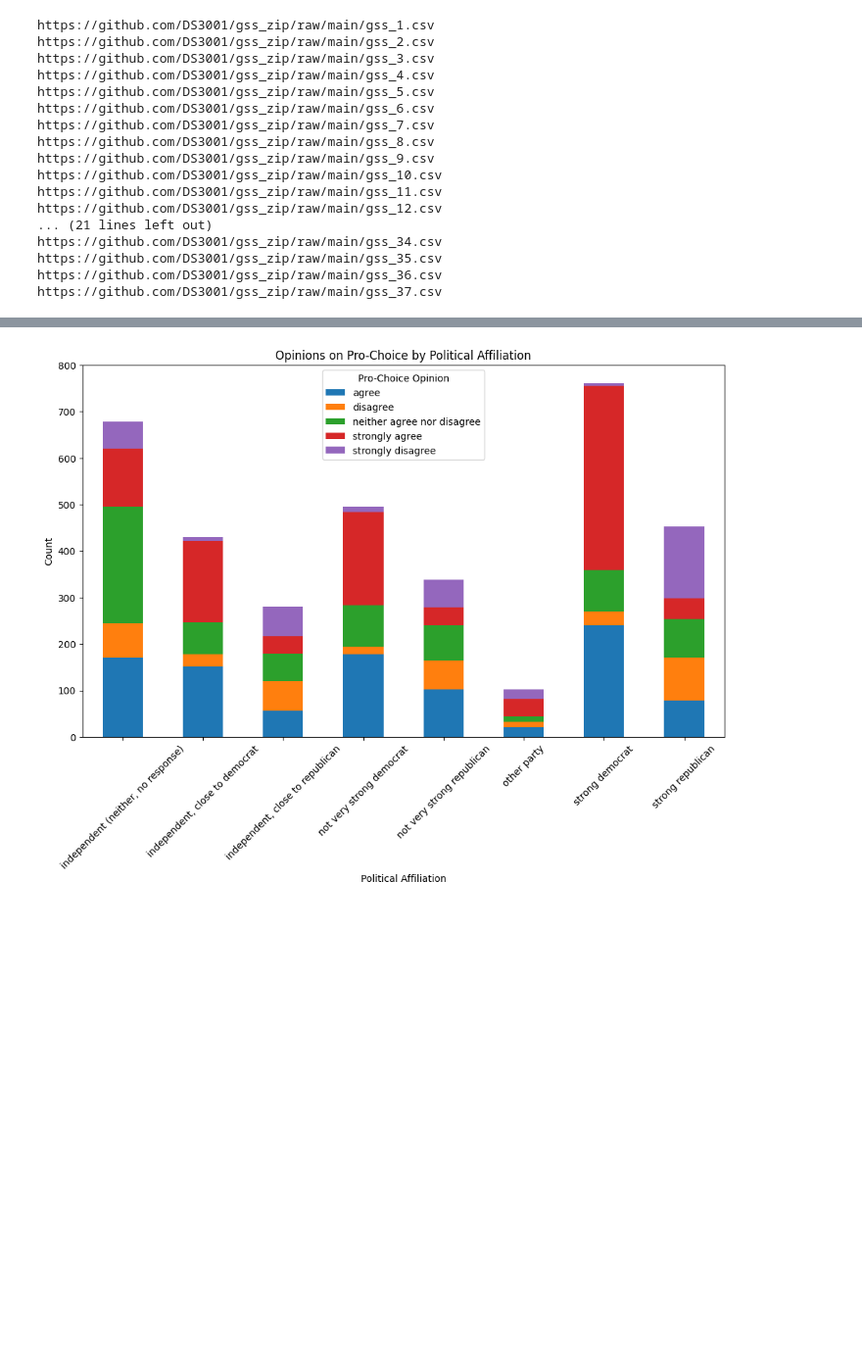
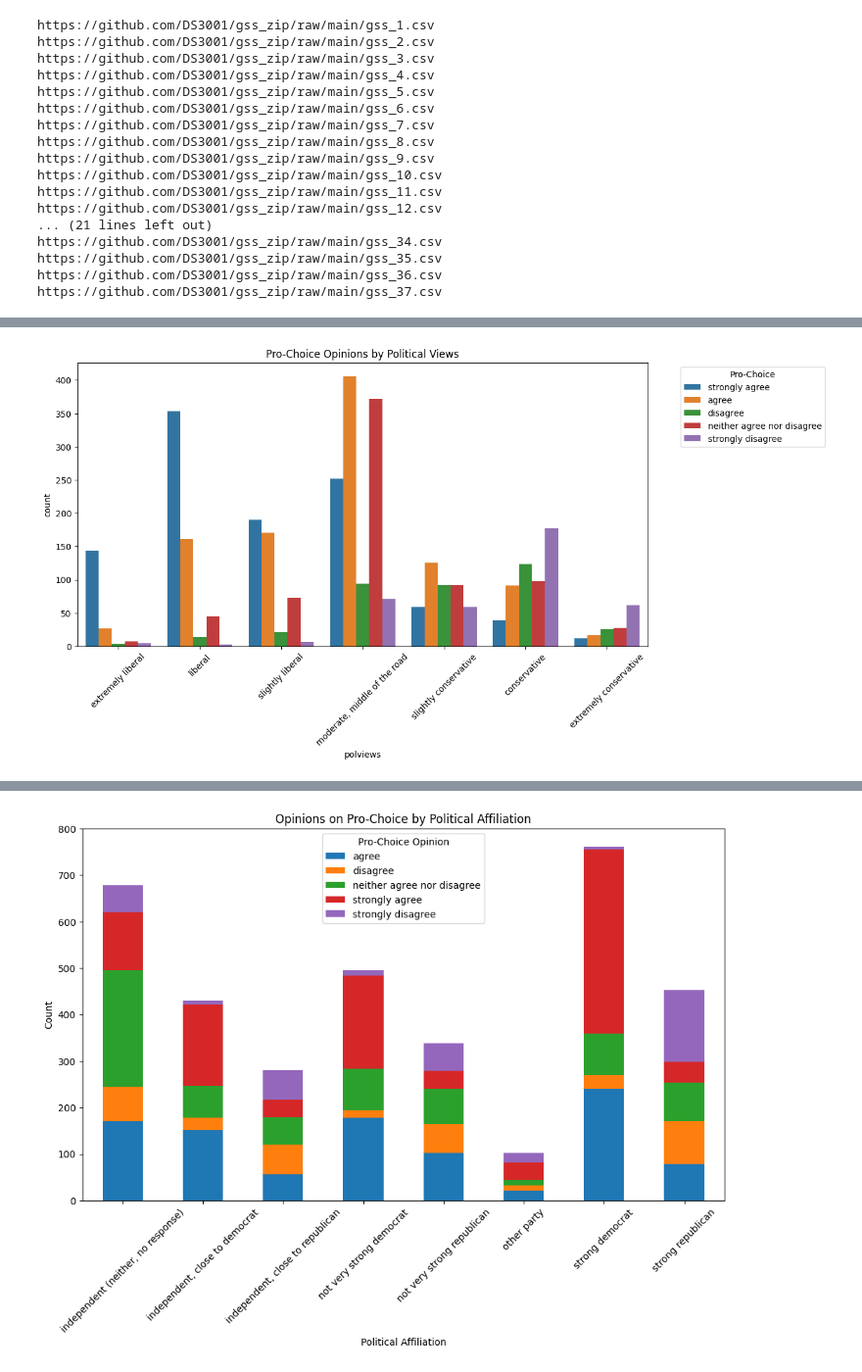
Before and after one commit to Lasata-T/Group1Project1, a Jupyter notebook: ML2.ipynb, the cells around one changed output, grey strips where cells are left out. Shown: that part at 98% size. Saved outputs shown, nothing was run; the diff lists cells and outputs as text; code cells hidden in the pictures; blank space fills up the shorter version.

```diff
--- a/ML2.ipynb
+++ b/ML2.ipynb
@@ -86,0 +113,10 @@ sex: ['female' 'male' nan]
+# %%
+#Opinions by Political Views
+plt.figure(figsize=(12, 6))
+sns.countplot(x='polviews', hue='prochoic', data=df, order=['extremely liberal', 'liberal', 'slightly liberal', 'moderate, middle of the road', 'slightly conservative', 'conservative', 'extremely conservative'])
+plt.title('Pro-Choice Opinions by Political Views')
+plt.xticks(rotation=45)
+plt.legend(title='Pro-Choice', bbox_to_anchor=(1.05, 1), loc='upper left')
+plt.show()
+# %% [output]
+[figure, added]
```
Also changed, not shown: parts of 7 cells of this notebook.
